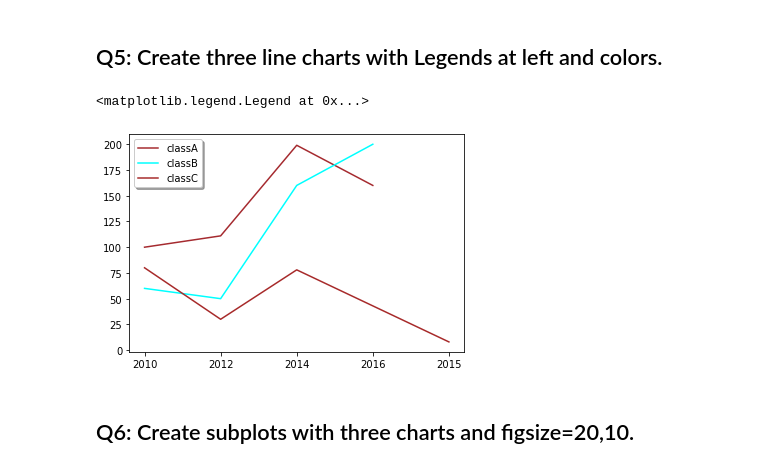
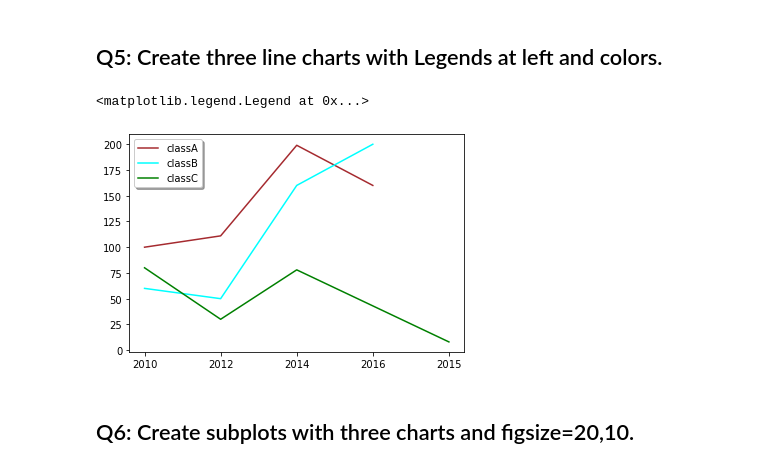
Before and after one commit to Tuwaiq-Data-Science-Bootcamp-V3/Matplotlib-Lab1, a Jupyter notebook: Matplotlib_Assignment1.ipynb, the cells around one changed output. Saved outputs shown, nothing was run; the diff lists cells and outputs as text; code cells hidden in the pictures.

```diff
--- a/Matplotlib_Assignment1.ipynb
+++ b/Matplotlib_Assignment1.ipynb
@@ -60,16 +60,16 @@ plt.show()
 # %%
 year2=["2010","2012","2014","2015"]
 sales2 =[80,30,78,8]
 
 
 plt.plot(year, rav , color ='#A52A2f')
 plt.plot(df['Year'], df['Sales'],  color ='cyan')
-plt.plot(year2,sales2, color ='gree')
+plt.plot(year2,sales2, color ='green')
 
 plt.legend(['classA','classB','classC'], shadow = True, loc = "upper left")
 # %% [output]
 <matplotlib.legend.Legend at 0x...>
-[figure, old version]
+[figure, new version]
 # %% [markdown]
 ## Q6: Create subplots with three charts and figsize=20,10.
 # %%
```
